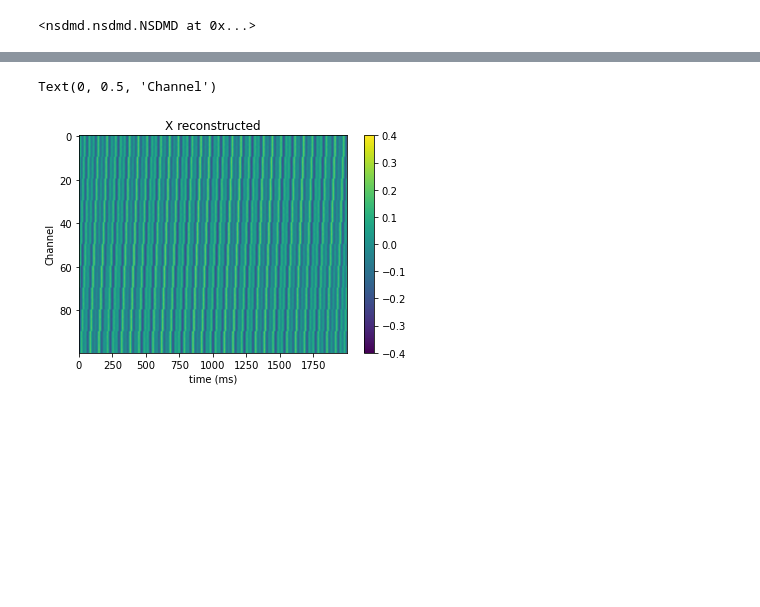
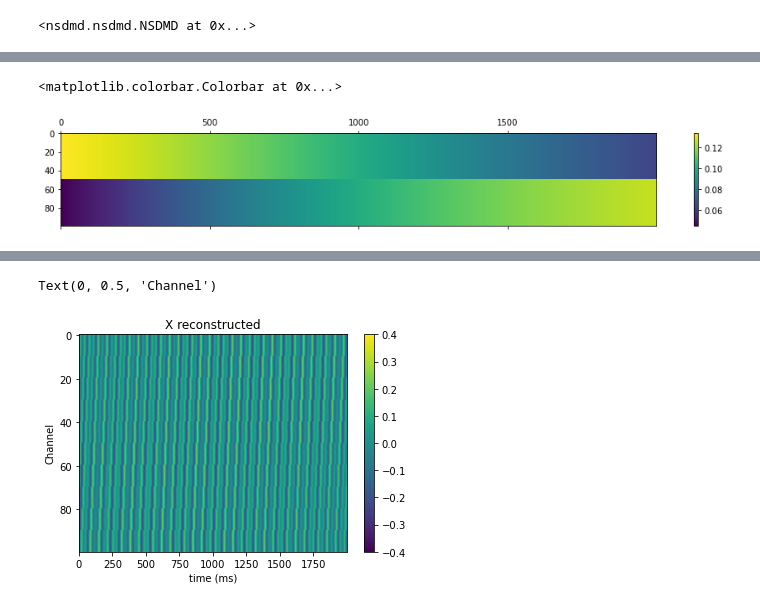
Before and after one commit to learning-2-learn/nsdmd, a Jupyter notebook: examples/spatial_drift_demo.ipynb, the cells around one changed output, grey strips where cells are left out. Drawn from its saved outputs; the diff is of its cells as text; code cells hidden in the pictures; blank space fills up the shorter version.

```diff
--- a/examples/spatial_drift_demo.ipynb
+++ b/examples/spatial_drift_demo.ipynb
@@ -145,0 +116,6 @@ plt.colorbar()
+# %%
+plt.matshow(phi_2 / np.sum(phi_2**2, axis=0)**0.5, aspect='auto')
+plt.colorbar()
+# %% [output]
+<matplotlib.colorbar.Colorbar at 0x...>
+[figure, added]
```
Also changed, not shown: parts of 14 cells of this notebook.
